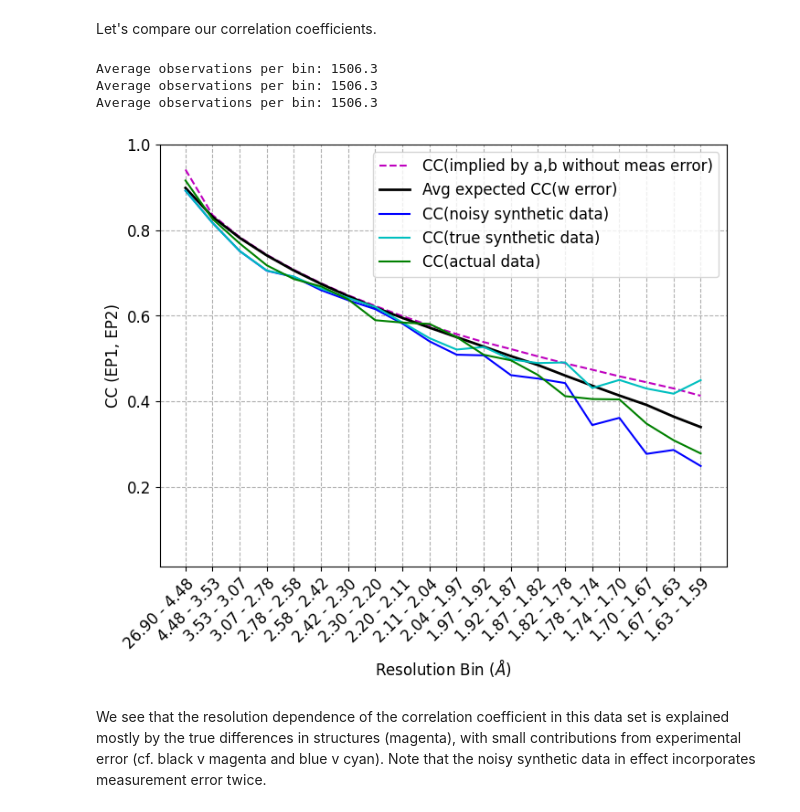
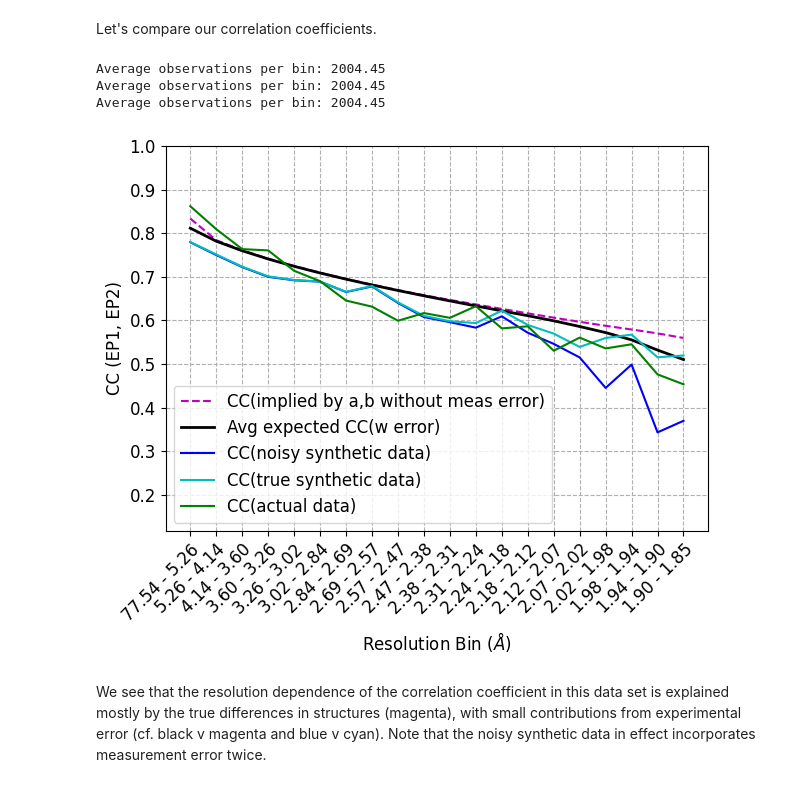
Before and after one commit to Hekstra-Lab/dw, a Jupyter notebook: 2b_Measurement_error_res_dependence.ipynb, the cells around one changed output. Cells and saved outputs as stored; diff of their text form; code cells hidden in the pictures.

```diff
--- a/2b_Measurement_error_res_dependence.ipynb
+++ b/2b_Measurement_error_res_dependence.ipynb
@@ -21,8 +21,16 @@ import matplotlib.pyplot as plt
 import numpy   as np
 import pandas  as pd
 from tqdm      import tqdm
+import os
 plt.rcParams.update({'font.size': 12})
 plt.rcParams.update({'figure.figsize':(5,3.5)})
+
+new_rc_params = {
+    'text.usetex': False,
+    "svg.fonttype": 'none',
+    "font.size" : 12,
+}
+plt.rcParams.update(new_rc_params)
 # %%
 import reciprocalspaceship as rs
 import gemmi
@@ -43,13 +51,14 @@ rs.__version__
 We will generate synthetic data below. We will assign these synthetic data error estimates from a real reference set, which we read in here first.
 # %%
 path="double_wilson_data/"    # Unix
+fig_dir = "results_figs/"
 data_set_pairs = [("5kvx_phases", "5kw3_phases"),\
                   ("3pyp_phases", "1nwz_phases"),\
                   ("4kjk_phases", "4kjj_phases"),\
                   ("NECAT_PTP1B_RT_SAD/7rin_phases", "NECAT_PTP1B_RT_SAD/7mm1_phases")\
                  ]
 
-example=0 #0,1,2 is good
+example=3 #0,1,2 is good
 mtz1 = data_set_pairs[example][0] # omit .mtz
 mtz2 = data_set_pairs[example][1]
 ds1 = rs.read_mtz(path + mtz1 + "_scaled.mtz")
@@ -354,30 +363,30 @@ Let's compare our correlation coefficients.
 # %%
 result_1, labels_1 = plots.compute_cc(ds1_2_fake,labels=["EP_1_obs","EP_2_obs"],nbins=20,method="pearson")
 result_2, labels_2 = plots.compute_cc(ds1_2_fake,labels=["EP_1",    "EP_2"],    nbins=20,method="pearson")
 result_3, labels_3 = plots.compute_cc(ds1_2,     labels=[EP1_label,  EP2_label],nbins=20,method="pearson")
 
 res_range = np.zeros([20,1])
 for i in range(len(labels_1)):
     tmp1 = float(labels_1[i].split()[0])
     tmp3 = float(labels_1[i].split()[2])
     tmp2 = np.sqrt(tmp1*tmp3) # geom mean
     res_range[i] = tmp2
 
-plt.figure(figsize=(8,6))
+plt.figure(figsize=(7,5))
 plt.plot(np.arange(20), ((a*np.exp(-b/(res_range**2)))**2).flatten(),'m--',label="correlation implied by (a,b) without meas error") # this is correct for acentrics
 plt.plot(np.flip(np.arange(20)), rho_avg, 'k-',linewidth=2)
 plots.plot_by_res_bin(result_1, labels_1)
 plots.plot_by_res_bin(result_2, labels_2,color='c')
 plots.plot_by_res_bin(result_3, labels_3,color='g')
 plt.legend(["CC(implied by a,b without meas error)", "Avg expected CC(w error)", "CC(noisy synthetic data)", "CC(true synthetic data)", "CC(actual data)"])
 ylim=plt.ylim()
 plt.ylim([np.amax([0,ylim[0]-0.2]),np.amin([1,ylim[1]+0.2])])
 plt.ylabel("CC (EP1, EP2)")
 plt.show()
 # %% [output]
-Average observations per bin: 1506.3
-Average observations per bin: 1506.3
-Average observations per bin: 1506.3
+Average observations per bin: 2004.45
+Average observations per bin: 2004.45
+Average observations per bin: 2004.45
-[figure, old version]
+[figure, new version]
 # %% [markdown]
 We see that the resolution dependence of the correlation coefficient in this data set is explained mostly by the true differences in structures (magenta), with small contributions from experimental error (cf. black v magenta and blue v cyan). Note that the noisy synthetic data in effect incorporates measurement error twice.
```
Also changed, not shown: parts of 10 cells of this notebook, 42 other files.
